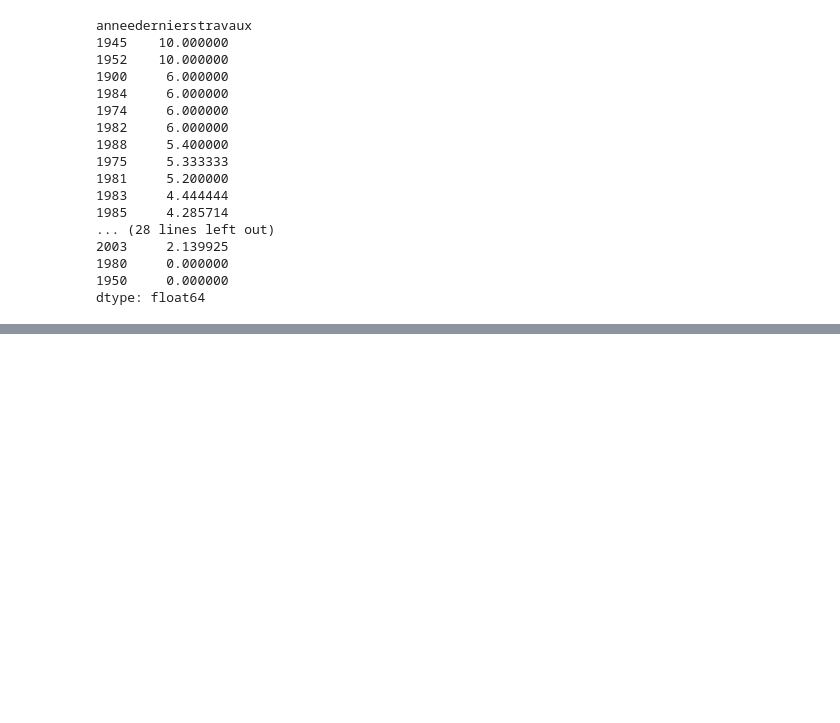
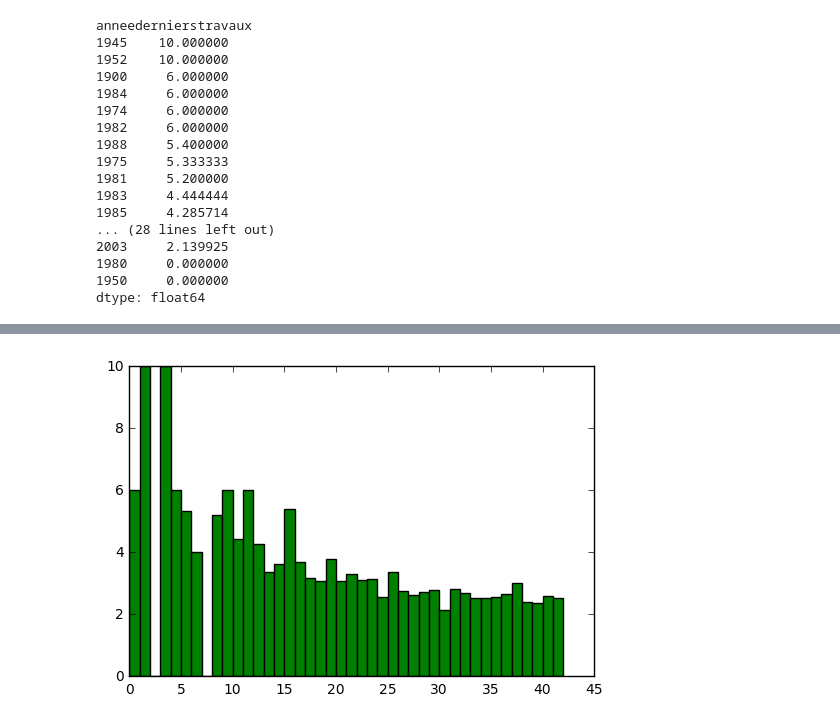
Before and after one commit to assitanDiarra/Python, a Jupyter notebook: routes.ipynb, the cells around one changed output, grey strips where cells are left out. Saved outputs shown, nothing was run; the diff lists cells and outputs as text; code cells hidden in the pictures; blank space fills up the shorter version.

```diff
--- a/routes.ipynb
+++ b/routes.ipynb
@@ -114,0 +151,8 @@ dtype: float64
+# %%
+x=range(42)
+height= epaisseur_moyenne_par_annee
+width=1
+plt.bar(x, height, width, color='g' )
+plt.show()
+# %% [output]
+[figure, added]
```
Also changed, not shown: parts of 4 cells of this notebook.
